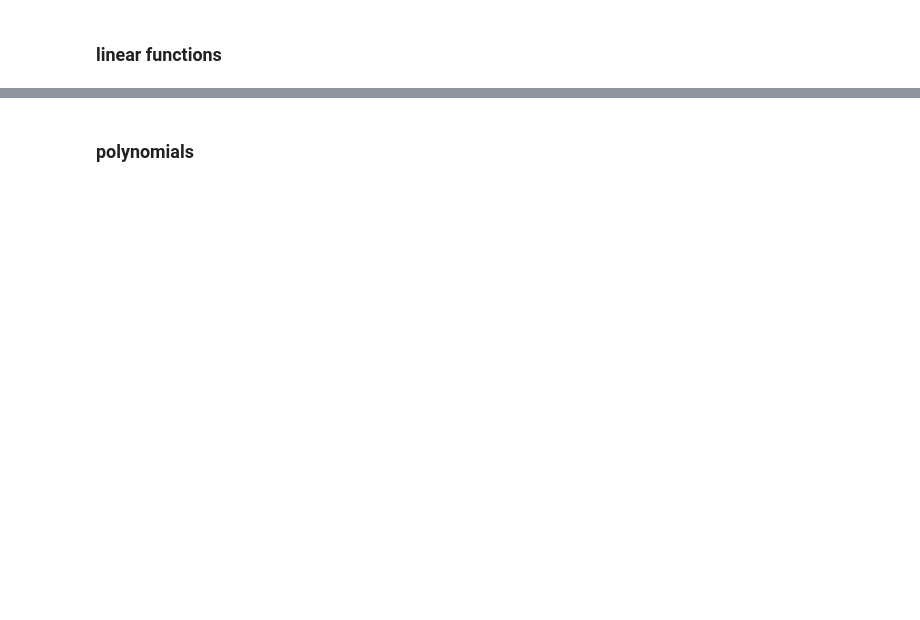
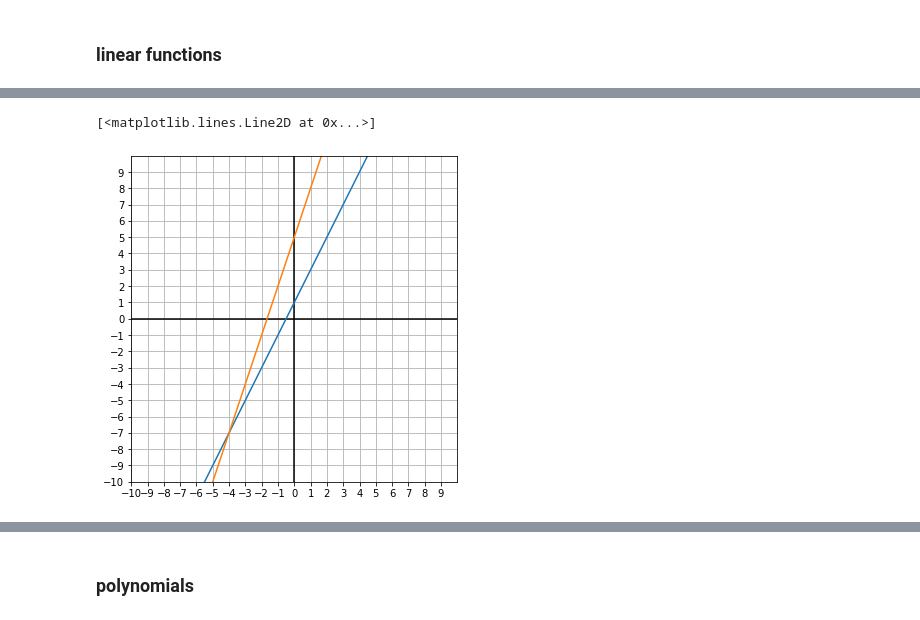
Before and after one commit to Ironhack-Data-Madrid-Enero-2021/Classroom-Materials, a Jupyter notebook: week_05/01-math-refresher.ipynb, the cells around one changed output, grey strips where cells are left out. Drawn from its saved outputs; the diff is of its cells as text; code cells hidden in the pictures; blank space fills up the shorter version.

```diff
--- a/week_05/01-math-refresher.ipynb
+++ b/week_05/01-math-refresher.ipynb
@@ -32,0 +230,17 @@ You can find handwritten contents in a pdf file in this same directory
+# %%
+x = np.linspace(
+    start=-10,
+    stop=10,
+    num=300
+)
+# %%
+y = 2 * x + 1
+y2 = 3 * x + 5
+# %%
+initialize_grid()
+# "-" for line type
+plt.plot(x, y, "-", markersize=10)
+plt.plot(x, y2, "-", markersize=2)
+# %% [output]
+[<matplotlib.lines.Line2D at 0x...>]
+[figure, added]
```
Also changed, not shown: parts of 99 cells of this notebook, 1 other file.
